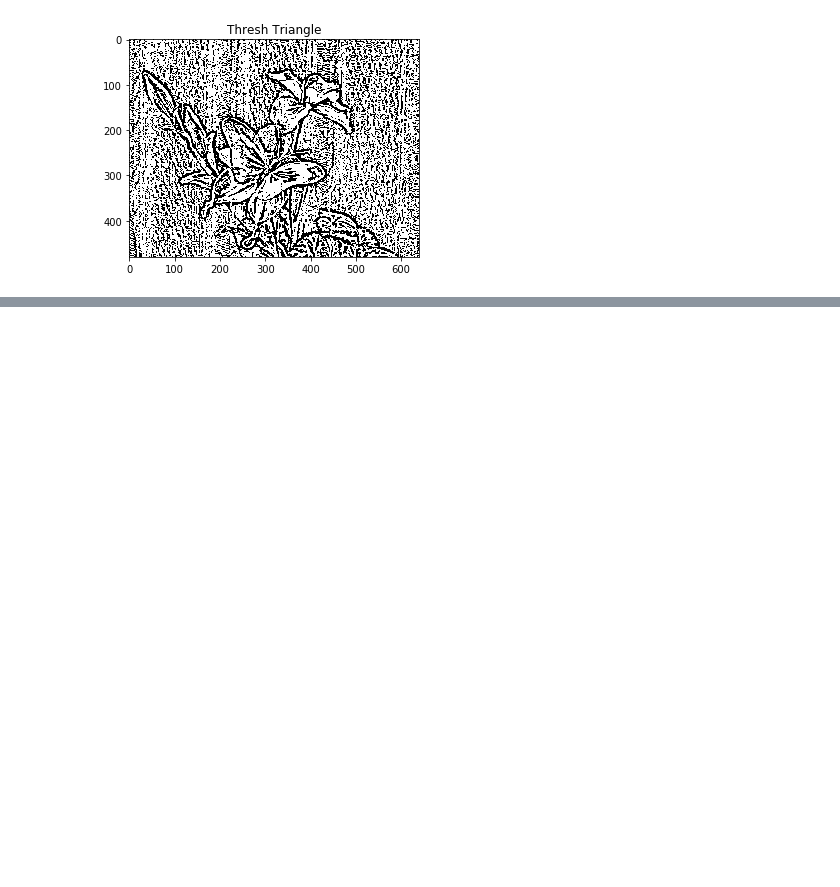
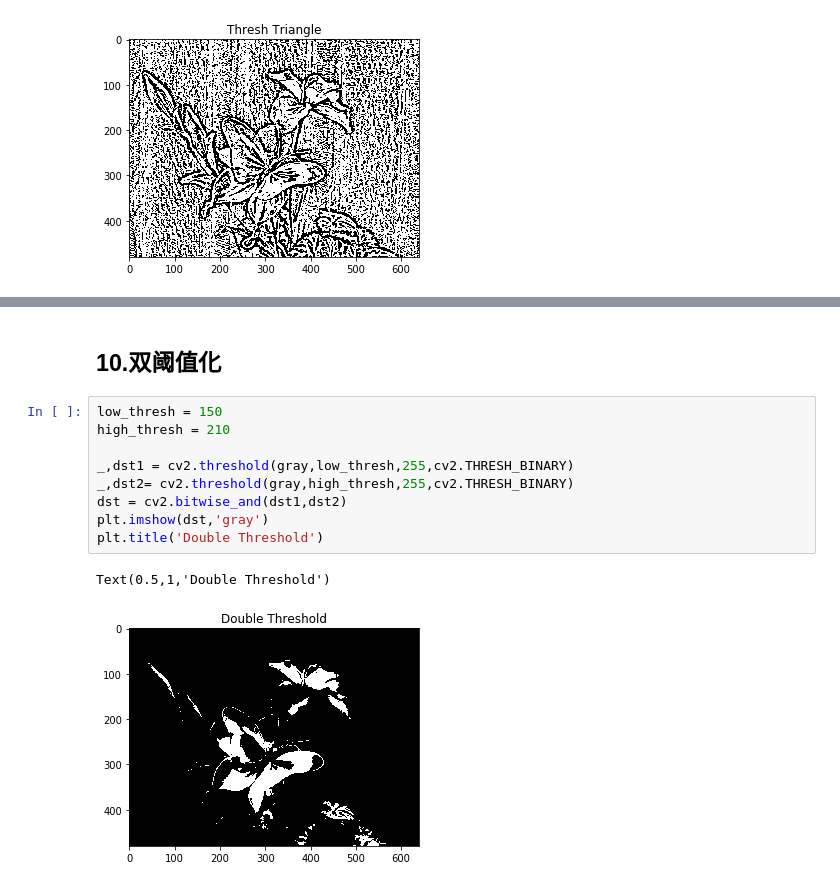
Before and after one commit to juxiangwu/image-processing, a Jupyter notebook: OpenCV/09-图像阈值分割.ipynb, the cells around one changed output, grey strips where cells are left out. Saved outputs shown, nothing was run; the diff lists cells and outputs as text; blank space fills up the shorter version.

```diff
--- a/OpenCV/09-图像阈值分割.ipynb
+++ b/OpenCV/09-图像阈值分割.ipynb
@@ -110,0 +111,14 @@ Text(0.5,1,'Thresh Gaussian')
+# %% [markdown]
+## 10.双阈值化
+# %%
+low_thresh = 150
+high_thresh = 210
+
+_,dst1 = cv2.threshold(gray,low_thresh,255,cv2.THRESH_BINARY)
+_,dst2= cv2.threshold(gray,high_thresh,255,cv2.THRESH_BINARY)
+dst = cv2.bitwise_and(dst1,dst2)
+plt.imshow(dst,'gray')
+plt.title('Double Threshold')
+# %% [output]
+Text(0.5,1,'Double Threshold')
+[figure, added]
```
Also changed, not shown: parts of 1 cell of this notebook, 8 other files.
